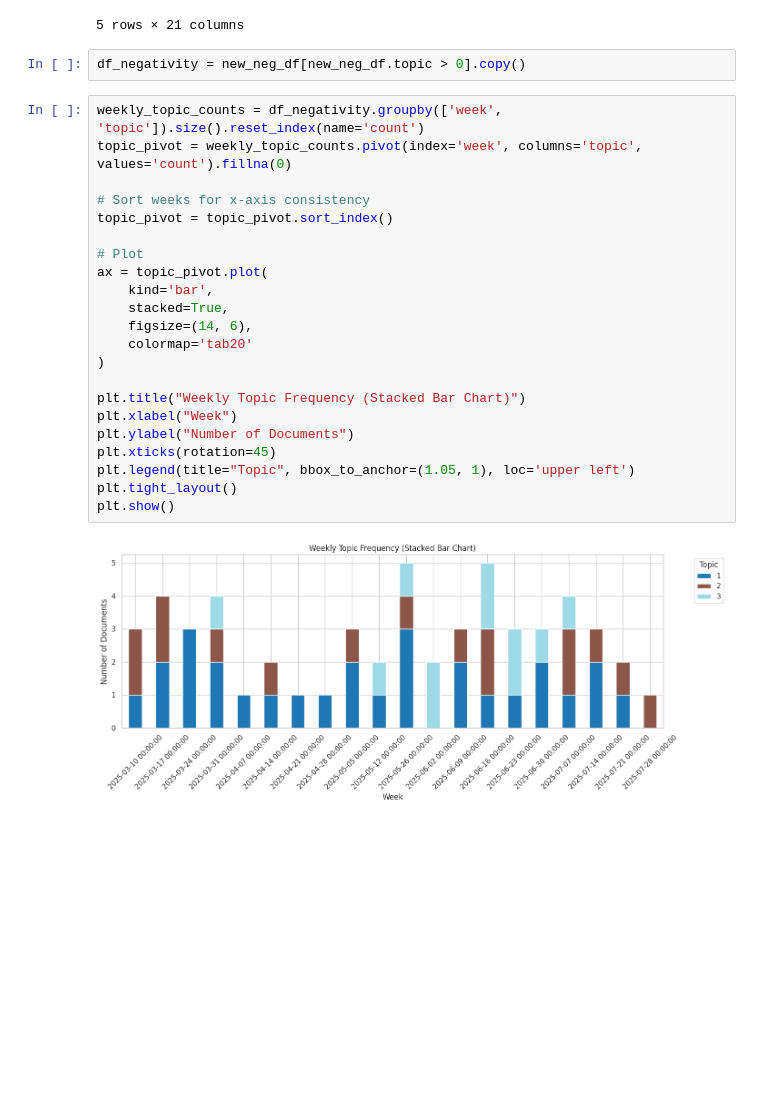
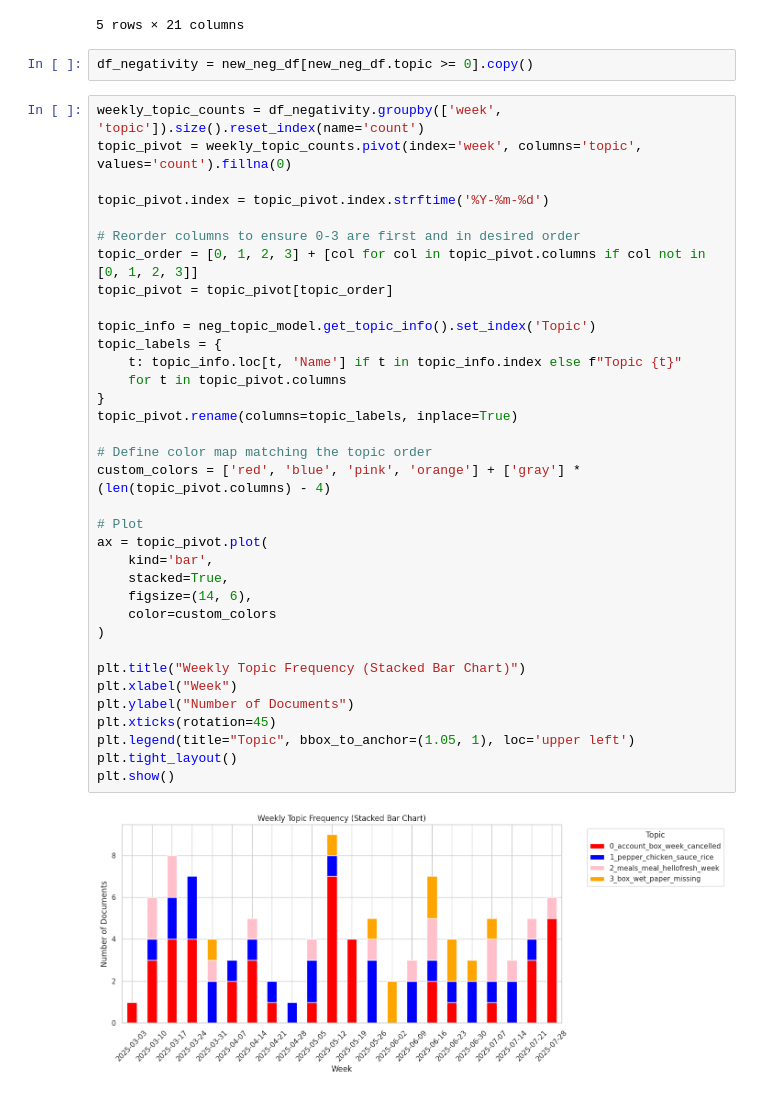
Before and after one commit to morescode-pm/kaggle-fastai, a Jupyter notebook: chapter3/hellofresh_reddit.ipynb, the cells around one changed output. Drawn from its saved outputs; the diff is of its cells as text; blank space fills up the shorter version.

```diff
--- a/chapter3/hellofresh_reddit.ipynb
+++ b/chapter3/hellofresh_reddit.ipynb
@@ -726,28 +726,41 @@ new_neg_df.head()
 | 22 | 1mf7il5 | Morbidly obese woman | 0 | Alternative-Fish-836 | 1.754081e+09 | 29 | I'm really concerned about hello ... | https://www.reddit.com/r/hellofre... | 2025-08-01 | ... |
 5 rows × 21 columns
 # %%
-df_negativity = new_neg_df[new_neg_df.topic > 0].copy()
+df_negativity = new_neg_df[new_neg_df.topic >= 0].copy()
 # %%
 weekly_topic_counts = df_negativity.groupby(['week', 'topic']).size().reset_index(name='count')
 topic_pivot = weekly_topic_counts.pivot(index='week', columns='topic', values='count').fillna(0)
 
-# Sort weeks for x-axis consistency
-topic_pivot = topic_pivot.sort_index()
+topic_pivot.index = topic_pivot.index.strftime('%Y-%m-%d')
+
+# Reorder columns to ensure 0-3 are first and in desired order
+topic_order = [0, 1, 2, 3] + [col for col in topic_pivot.columns if col not in [0, 1, 2, 3]]
+topic_pivot = topic_pivot[topic_order]
+
+topic_info = neg_topic_model.get_topic_info().set_index('Topic')
+topic_labels = {
+    t: topic_info.loc[t, 'Name'] if t in topic_info.index else f"Topic {t}"
+    for t in topic_pivot.columns
+}
+topic_pivot.rename(columns=topic_labels, inplace=True)
+
+# Define color map matching the topic order
+custom_colors = ['red', 'blue', 'pink', 'orange'] + ['gray'] * (len(topic_pivot.columns) - 4)
 
 # Plot
 ax = topic_pivot.plot(
     kind='bar',
     stacked=True,
     figsize=(14, 6),
-    colormap='tab20'
+    color=custom_colors
 )
 
 plt.title("Weekly Topic Frequency (Stacked Bar Chart)")
 plt.xlabel("Week")
 plt.ylabel("Number of Documents")
 plt.xticks(rotation=45)
 plt.legend(title="Topic", bbox_to_anchor=(1.05, 1), loc='upper left')
 plt.tight_layout()
 plt.show()
 # %% [output]
-[figure, old version]
+[figure, new version]
```
